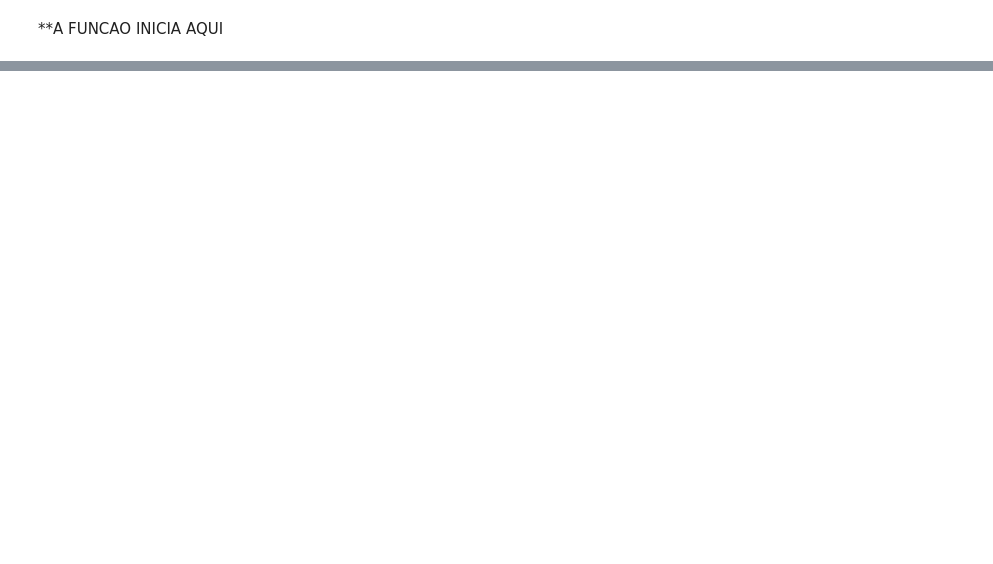
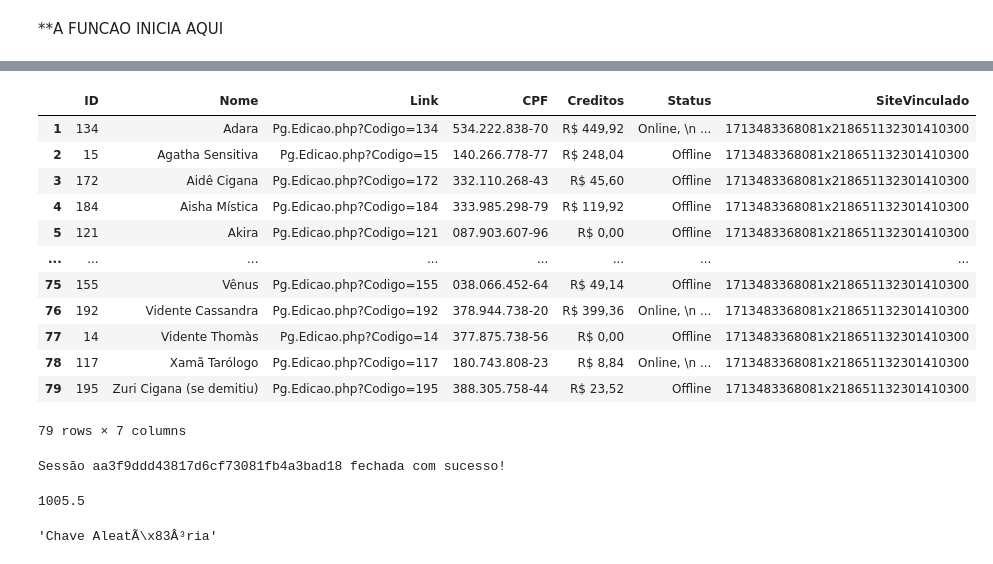
Before and after one commit to helio2323/esoteric-bot, a Jupyter notebook: newtest.ipynb, the cells around one changed output, grey strips where cells are left out. Saved outputs shown, nothing was run; the diff lists cells and outputs as text; code cells hidden in the pictures; blank space fills up the shorter version.

```diff
--- a/newtest.ipynb
+++ b/newtest.ipynb
@@ -439,0 +554,20 @@ Checando False
+# %%
+table = await format_profile_table(site_id, navegador)
+
+
+
+table
+# %% [output]
+|  | ID | Nome | Link | CPF | Creditos | Status | SiteVinculado |
+| 1 | 134 | Adara | Pg.Edicao.php?Codigo=134 | 534.222.838-70 | R$ 449,92 | Online, \n ... | 1713483368081x218651132301410300 |
+| 2 | 15 | Agatha Sensitiva | Pg.Edicao.php?Codigo=15 | 140.266.778-77 | R$ 248,04 | Offline | 1713483368081x218651132301410300 |
+| 3 | 172 | Aidê Cigana | Pg.Edicao.php?Codigo=172 | 332.110.268-43 | R$ 45,60 | Offline | 1713483368081x218651132301410300 |
+| 4 | 184 | Aisha Mística | Pg.Edicao.php?Codigo=184 | 333.985.298-79 | R$ 119,92 | Offline | 1713483368081x218651132301410300 |
+| 5 | 121 | Akira | Pg.Edicao.php?Codigo=121 | 087.903.607-96 | R$ 0,00 | Offline | 1713483368081x218651132301410300 |
+| ... | ... | ... | ... | ... | ... | ... | ... |
+| 75 | 155 | Vênus | Pg.Edicao.php?Codigo=155 | 038.066.452-64 | R$ 49,14 | Offline | 1713483368081x218651132301410300 |
+| 76 | 192 | Vidente Cassandra | Pg.Edicao.php?Codigo=192 | 378.944.738-20 | R$ 399,36 | Online, \n ... | 1713483368081x218651132301410300 |
+| 77 | 14 | Vidente Thomàs | Pg.Edicao.php?Codigo=14 | 377.875.738-56 | R$ 0,00 | Offline | 1713483368081x218651132301410300 |
+| 78 | 117 | Xamã Tarólogo | Pg.Edicao.php?Codigo=117 | 180.743.808-23 | R$ 8,84 | Online, \n ... | 1713483368081x218651132301410300 |
+| 79 | 195 | Zuri Cigana (se demitiu) | Pg.Edicao.php?Codigo=195 | 388.305.758-44 | R$ 23,52 | Offline | 1713483368081x218651132301410300 |
+79 rows × 7 columns
@@ -439,0 +576,52 @@ Checando False
+# %%
+import requests
+
+def fechar_sessao_selenium_grid(session_id, grid_url):
+    url = f"{grid_url}/session/{session_id}"
+    response = requests.delete(url)
+    if response.status_code == 200:
+        print(f"Sessão {session_id} fechada com sucesso!")
+    else:
+        print(f"Erro ao fechar a sessão {session_id}: {response.status_code} - {response.text}")
+
+# Exemplo de uso:
+
+
+fechar_sessao_selenium_grid('aa3f9ddd43817d6cf73081fb4a3bad18', 'https://grid.consium.com.br/wd/hub')
+# %% [output]
+Sessão aa3f9ddd43817d6cf73081fb4a3bad18 fechada com sucesso!
+# %%
+
+def converter_credito_para_float(valor):
+    import re
+
+    # Remover o prefixo 'R$ ' e substituir ',' por '.'
+    valor = valor.replace('R$ ', '').replace(',', '.')
+
+    # Encontrar todos os números na string usando expressão regular
+    numeros = re.findall(r'\d+', valor)
+
+    # Concatenar os números encontrados
+    valor_concatenado = ''.join(numeros)
+    valor_concatenado = float(valor_concatenado)
+    valor_concatenado = valor_concatenado / 100
+    try:
+        # Converter para float
+        return float(valor_concatenado)
+    except ValueError:
+        # Handle the case where the conversion fails
+        raise ValueError("Invalid float format")
+
+valor = converter_credito_para_float('R$ 1.005,50')
+valor = valor / 100
+valor
+# %% [output]
+1005.5
+# %%
+st = "Chave Aleat\u00c3\u00b3ria"
+
+st = st.encode().decode('unicode-escape')
+
+st
+# %% [output]
+'Chave AleatÃ\x83Â³ria'
```
Also changed, not shown: parts of 10 cells of this notebook, 5 other files.
